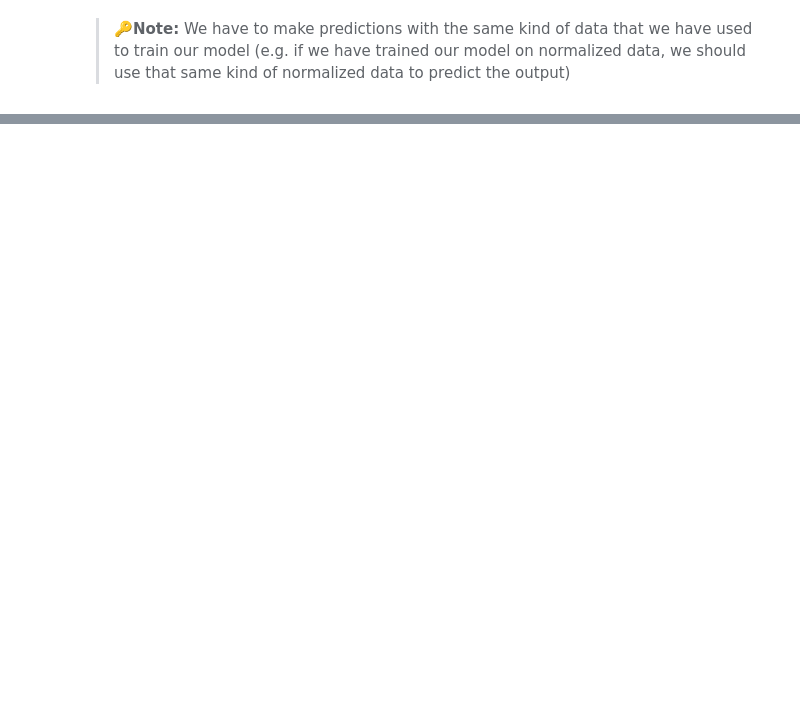
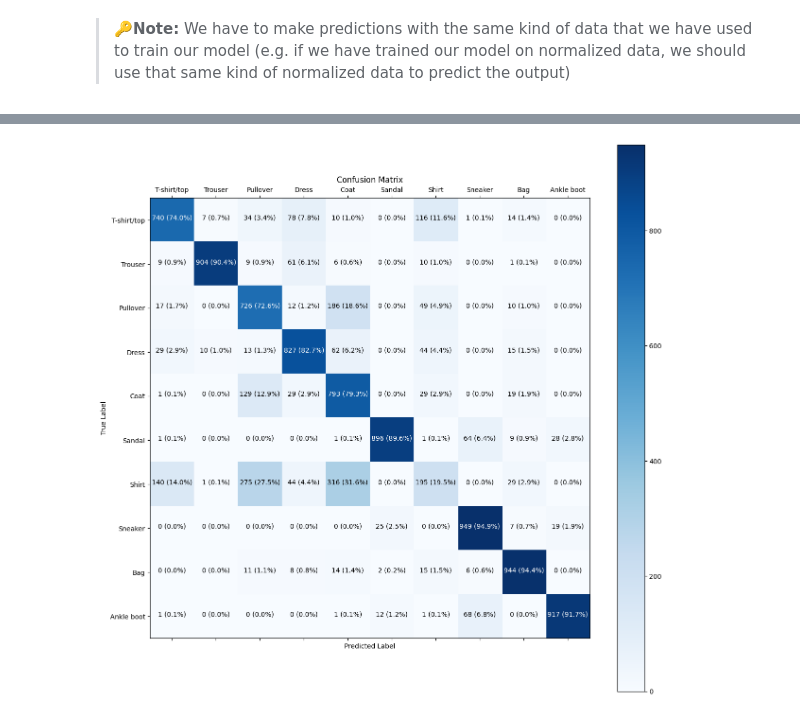
Before and after one commit to Muntasir2179/tensorflow-learning, a Jupyter notebook: 02_neural_network_classification_with_tensorflow_multiclass_classification.ipynb, the cells around one changed output, grey strips where cells are left out. Saved outputs shown, nothing was run; the diff lists cells and outputs as text; code cells hidden in the pictures; blank space fills up the shorter version.

```diff
--- a/02_neural_network_classification_with_tensorflow_multiclass_classification.ipynb
+++ b/02_neural_network_classification_with_tensorflow_multiclass_classification.ipynb
@@ -457,0 +477,9 @@ array([9, 2, 1, 1, 6, 1, 4, 2, 5, 7])
+# %%
+# make a prettier confusion matrix
+make_confusion_metrics(y_true=test_labels,
+                       y_pred=y_preds,
+                       classes=class_names,
+                       figsize=(15, 15),
+                       text_size=10)
+# %% [output]
+[figure, added]
```
Also changed, not shown: parts of 16 cells of this notebook.
